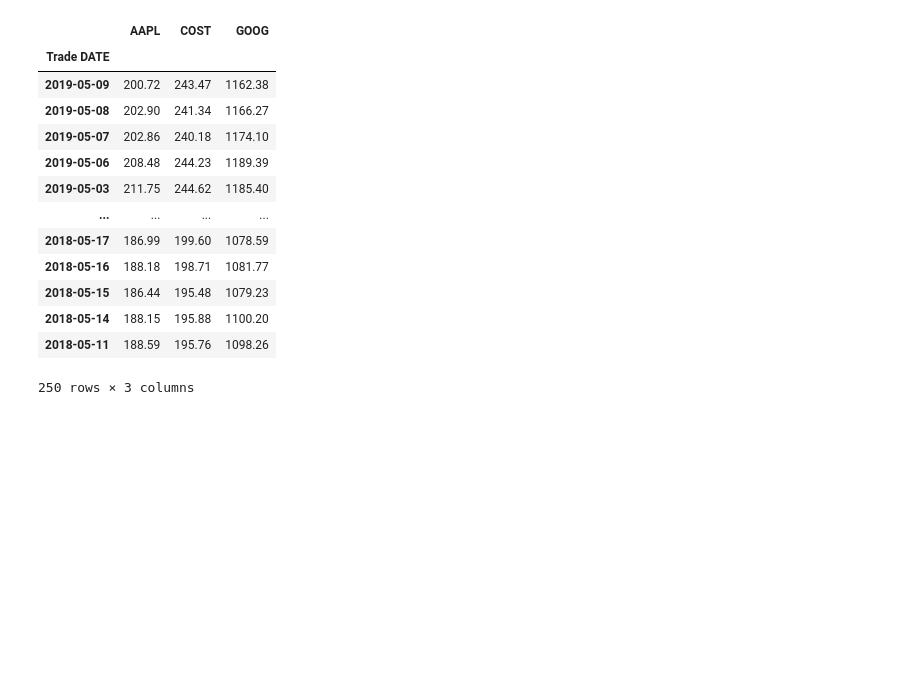
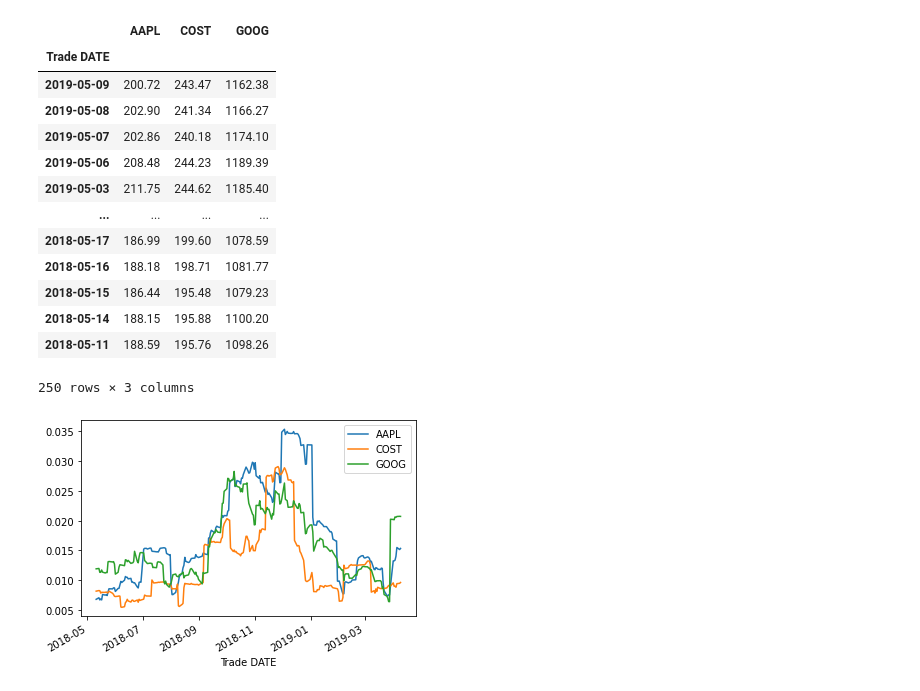
Before and after one commit to Angelboy-commercial/Python-Homework, a Jupyter notebook: Pandas_HW/Panda_hw.ipynb, the cells around one changed output. Cells and saved outputs as stored; diff of their text form; code cells hidden in the pictures; blank space fills up the shorter version.

```diff
--- a/Pandas_HW/Panda_hw.ipynb
+++ b/Pandas_HW/Panda_hw.ipynb
@@ -179,6 +179,8 @@ combined_returns = combined_stocks.pct_change()
 #     * Calculate and plot beta for your portfolio compared to the S&P 60 TSX.
 #     * Calculate the Sharpe ratios and generate a bar plot.
 # %%
-annualized_std = combined_returns.std() * np.sqrt(252)
+# annualized_std = combined_returns.std() * np.sqrt(252)
 rolling_STD_21 = combined_returns.rolling(window=21).std().plot()
-returns_corr = combined_returns.corr().plot()
+# returns_corr = combined_returns.corr().plot()
+# %% [output]
+[figure, added]
```
Also changed, not shown: parts of 3 cells of this notebook, 23 other files.
